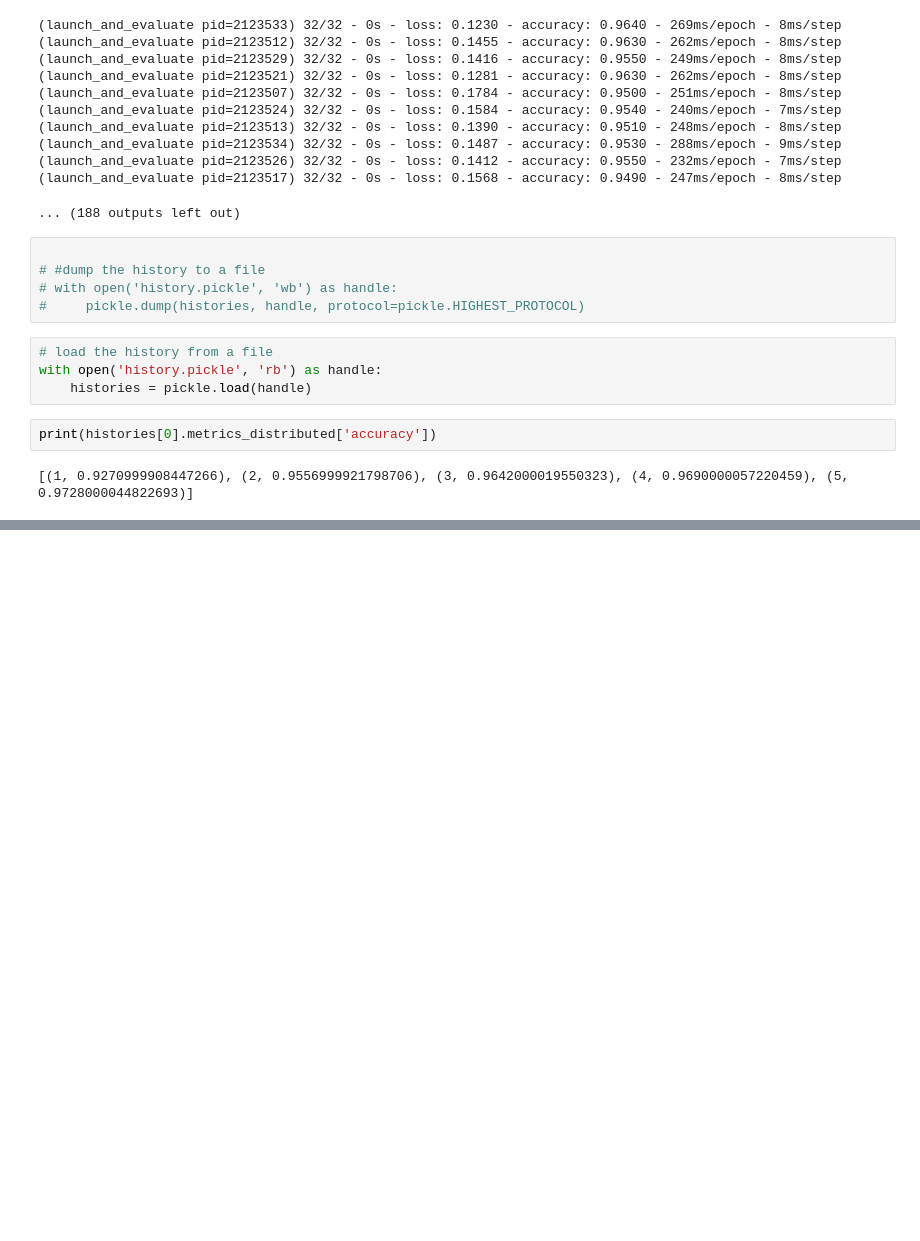
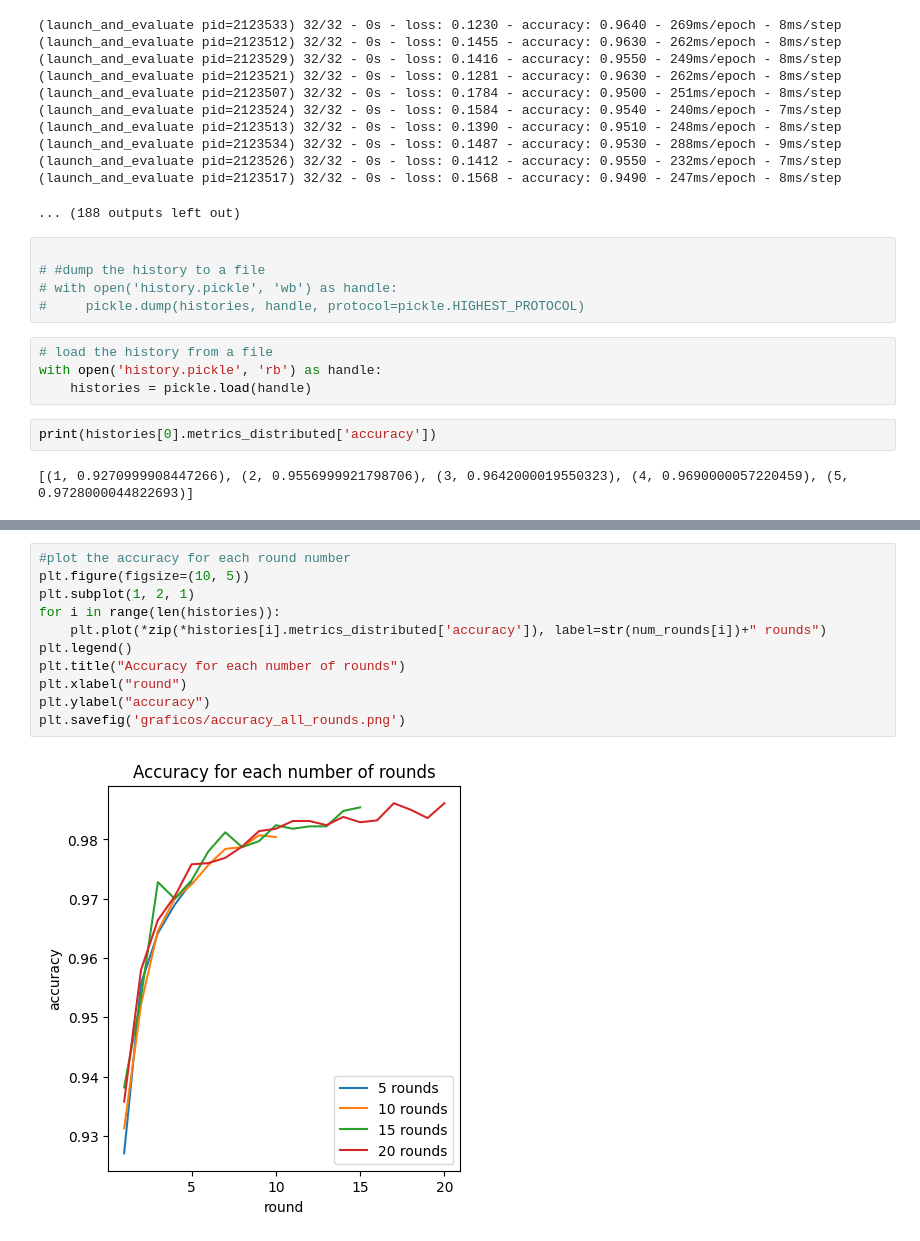
Before and after one commit to kampuzzle/Sistemas-Distribuidos, a Jupyter notebook: Lab02/atividade-1.ipynb, the cells around one changed output, grey strips where cells are left out. Saved outputs shown, nothing was run; the diff lists cells and outputs as text; blank space fills up the shorter version.

```diff
--- a/Lab02/atividade-1.ipynb
+++ b/Lab02/atividade-1.ipynb
@@ -378,0 +367,13 @@ AttributeError: 'list' object has no attribute 'shape'
+# %%
+#plot the accuracy for each round number
+plt.figure(figsize=(10, 5))
+plt.subplot(1, 2, 1)
+for i in range(len(histories)):
+    plt.plot(*zip(*histories[i].metrics_distributed['accuracy']), label=str(num_rounds[i])+" rounds")
+plt.legend()
+plt.title("Accuracy for each number of rounds")
+plt.xlabel("round")
+plt.ylabel("accuracy")
+plt.savefig('graficos/accuracy_all_rounds.png')
+# %% [output]
+[figure, added]
```
Also changed, not shown: parts of 9 cells of this notebook, 7 other files.
